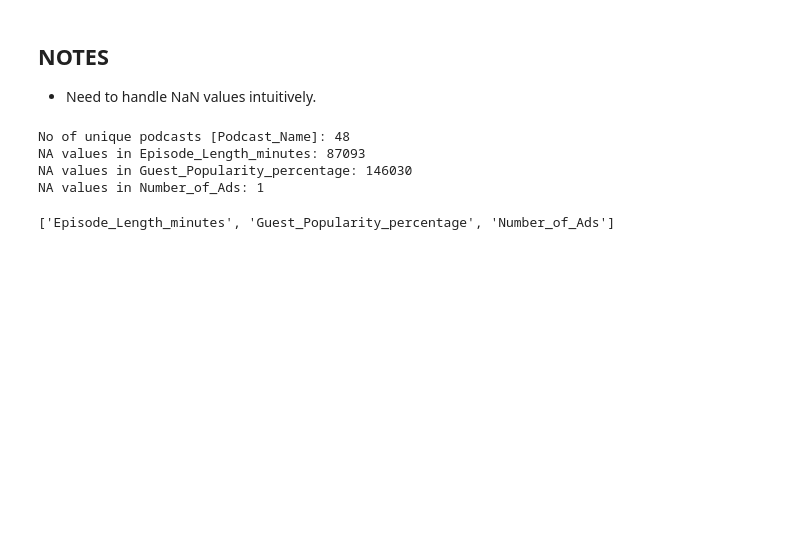
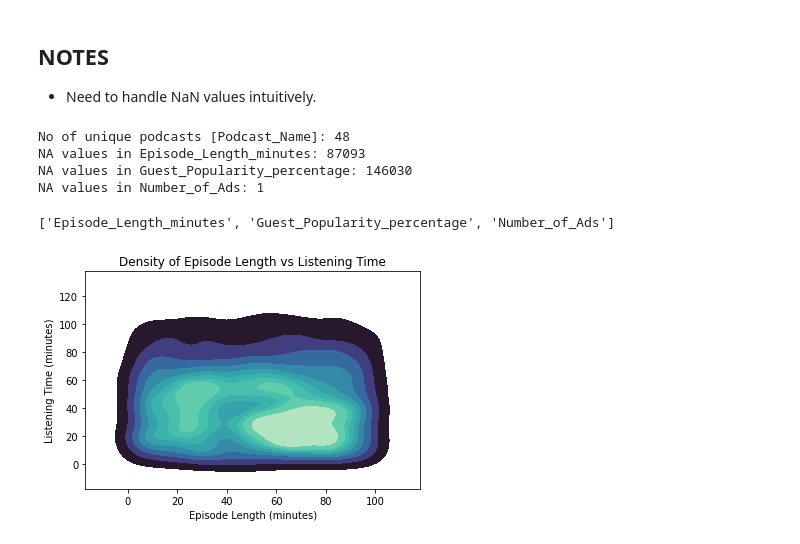
Before and after one commit to shank250/Predict-Podcast-Listening-Time, a Jupyter notebook: src/EDTA.ipynb, the cells around one changed output. Drawn from its saved outputs; the diff is of its cells as text; code cells hidden in the pictures; blank space fills up the shorter version.

Commit message:
added density plot

```diff
--- a/src/EDTA.ipynb
+++ b/src/EDTA.ipynb
@@ -86,3 +106,44 @@ NA values in Episode_Length_minutes: 87093
 NA values in Guest_Popularity_percentage: 146030
 NA values in Number_of_Ads: 1
 ['Episode_Length_minutes', 'Guest_Popularity_percentage', 'Number_of_Ads']
+# %%
+import pandas as pd
+import re
+
+# Assuming your dataframe is named df
+def extract_episode_number(title):
+    match = re.search(r'\bEpisode\s+(\d+)\b', title, flags=re.IGNORECASE)
+    return int(match.group(1)) if match else None
+
+# Create the new column
+train['Episode_Number'] = train['Episode_Title'].apply(extract_episode_number)
+# %%
+import pandas as pd
+import seaborn as sns
+import matplotlib.pyplot as plt
+
+# Load your data (assuming already loaded)
+# df = pd.read_csv('train.csv')  # example
+
+# Optional: drop NaNs to avoid errors in KDE
+df_kde = train[['Episode_Number', 'Listening_Time_minutes']].dropna()
+
+# Downsample if dataset is very large
+df_kde = df_kde.sample(n=10000, random_state=42)  # tune this if needed
+
+# KDE Plot
+sns.kdeplot(
+    data=df_kde,
+    x='Episode_Number',
+    y='Listening_Time_minutes',
+    cmap='mako',
+    fill=True,
+    thresh=0.05
+)
+
+plt.title('Density of Episode Length vs Listening Time')
+plt.xlabel('Episode Length (minutes)')
+plt.ylabel('Episode_Number')
+plt.show()
+# %% [output]
+[figure, added]
```
Also changed, not shown: parts of 3 cells of this notebook.
